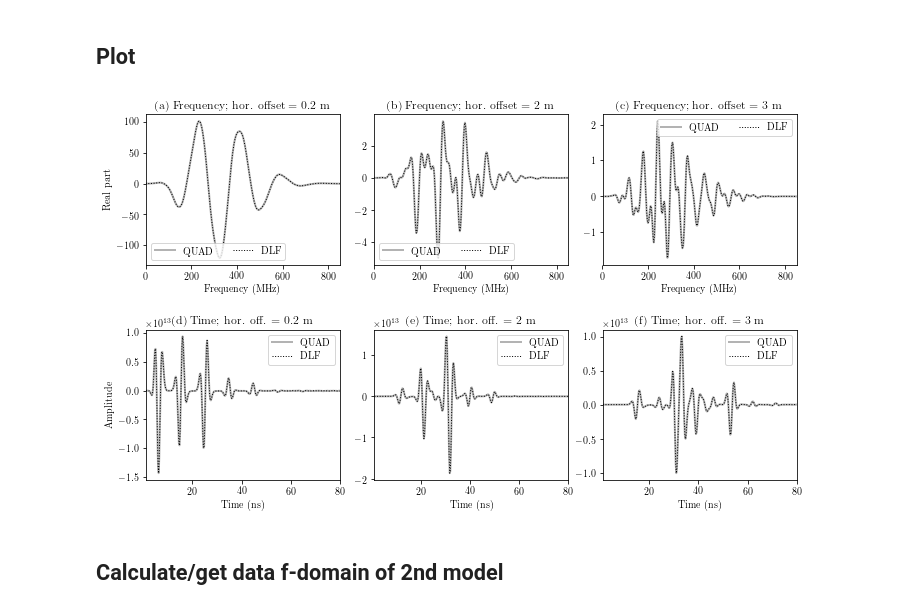
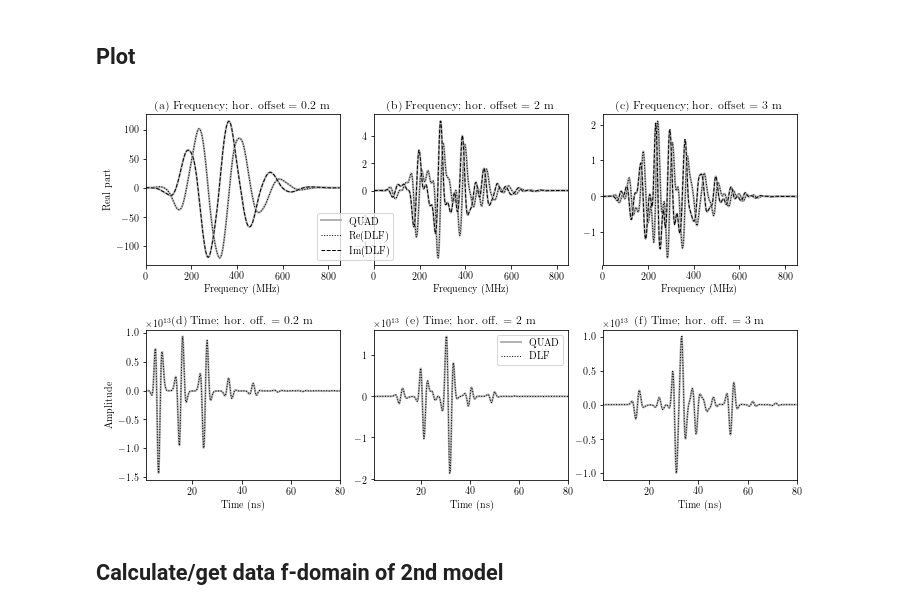
Before and after one commit to emsig/article-fdesign, a Jupyter notebook: notebooks/GPR-f-t.ipynb, the cells around one changed output. Drawn from its saved outputs; the diff is of its cells as text; code cells hidden in the pictures.

Commit message:
Add imag to GPR-f-t

```diff
--- a/notebooks/GPR-f-t.ipynb
+++ b/notebooks/GPR-f-t.ipynb
@@ -79,8 +79,9 @@ plt.subplot(231)
 plt.title('(a) Frequency; hor. offset = 0.2 m')
 plt.ylabel('Real part')
 plt.plot(f/1e6, fgprQUA[:, 0].real, '.7', lw=2, label='QUAD')
-plt.plot(f/1e6, fgprDLF[:, 0].real, 'k:', lw=1, label='DLF')
-plt.legend(ncol=2)
+plt.plot(f/1e6, fgprDLF[:, 0].real, 'k:', lw=1, label='Re(DLF)')
+plt.plot(f/1e6, fgprQUA[:, 0].imag, '.7', lw=2)
+plt.plot(f/1e6, fgprDLF[:, 0].imag, 'k--', lw=1, label='Im(DLF)')
 plt.xlim(xlim)
 plt.xlabel('Frequency (MHz)')
 
@@ -88,8 +89,10 @@ plt.xlabel('Frequency (MHz)')
 plt.subplot(232)
 plt.title('(b) Frequency; hor. offset = 2 m')
 plt.plot(f/1e6, fgprQUA[:, 1].real, '.7', lw=2, label='QUAD')
-plt.plot(f/1e6, fgprDLF[:, 1].real, 'k:', lw=1, label='DLF')
-plt.legend(ncol=2)
+plt.plot(f/1e6, fgprDLF[:, 1].real, 'k:', lw=1, label='Re(DLF)')
+plt.plot(f/1e6, fgprQUA[:, 1].imag, '.7', lw=2)
+plt.plot(f/1e6, fgprDLF[:, 1].imag, 'k--', lw=1, label='Im(DLF)')
+plt.legend(loc=8, bbox_to_anchor=(-0.1, 0))
 plt.xlim(xlim)
 plt.xlabel('Frequency (MHz)')
 
@@ -97,8 +100,9 @@ plt.xlabel('Frequency (MHz)')
 plt.subplot(233)
 plt.title('(c) Frequency; hor. offset = 3 m')
 plt.plot(f/1e6, fgprQUA[:, 2].real, '.7', lw=2, label='QUAD')
-plt.plot(f/1e6, fgprDLF[:, 2].real, 'k:', lw=1, label='DLF')
-plt.legend(ncol=2)
+plt.plot(f/1e6, fgprDLF[:, 2].real, 'k:', lw=1, label='Re(DLF)')
+plt.plot(f/1e6, fgprQUA[:, 2].imag, '.7', lw=2)
+plt.plot(f/1e6, fgprDLF[:, 2].imag, 'k--', lw=1, label='Im(DLF)')
 plt.xlim(xlim)
 plt.xlabel('Frequency (MHz)')
 
@@ -111,36 +115,34 @@ plt.subplot(234)
 plt.title('(d) Time; hor. off. = 0.2 m')
 plt.ylabel('Amplitude')
 plt.plot(t*1e9, gprQUA[:, 10], '.7', lw=2, label='QUAD')
 plt.plot(t*1e9, gprDLF[:, 10], 'k:', lw=1, label='DLF')
 plt.xlabel('Time (ns)')
-plt.legend()
 plt.xlim(xlim)
 
 # 2: x = 2 m ; Response
 plt.subplot(235)
 plt.title('(e) Time; hor. off. = 2 m')
 plt.plot(t*1e9, gprQUA[:, 100], '.7', lw=2, label='QUAD')
 plt.plot(t*1e9, gprDLF[:, 100], 'k:', lw=1, label='DLF')
 plt.xlabel('Time (ns)')
 plt.legend()
 plt.xlim(xlim)
 
 # 3: x = 3 m ; Response
 plt.subplot(236)
 plt.title(r'(f) Time; hor. off. = 3 m')
 plt.plot(t*1e9, gprQUA[:, 150], '.7', lw=2, label='QUAD')
 plt.plot(t*1e9, gprDLF[:, 150], 'k:', lw=1, label='DLF')
 plt.xlabel('Time (ns)')
-plt.legend()
 plt.xlim(xlim)
 
 plt.tight_layout(h_pad=2, w_pad=.2)
 
 # Save figure and show it
 plt.savefig('../figures/ftGPR.pdf', bbox_inches='tight')
 plt.show()
 # %% [output]
-[figure, old version]
+[figure, new version]
 # %% [markdown]
 ## Calculate/get data f-domain of 2nd model
 # %%
```
Also changed, not shown: parts of 2 cells of this notebook, 4 other files.
